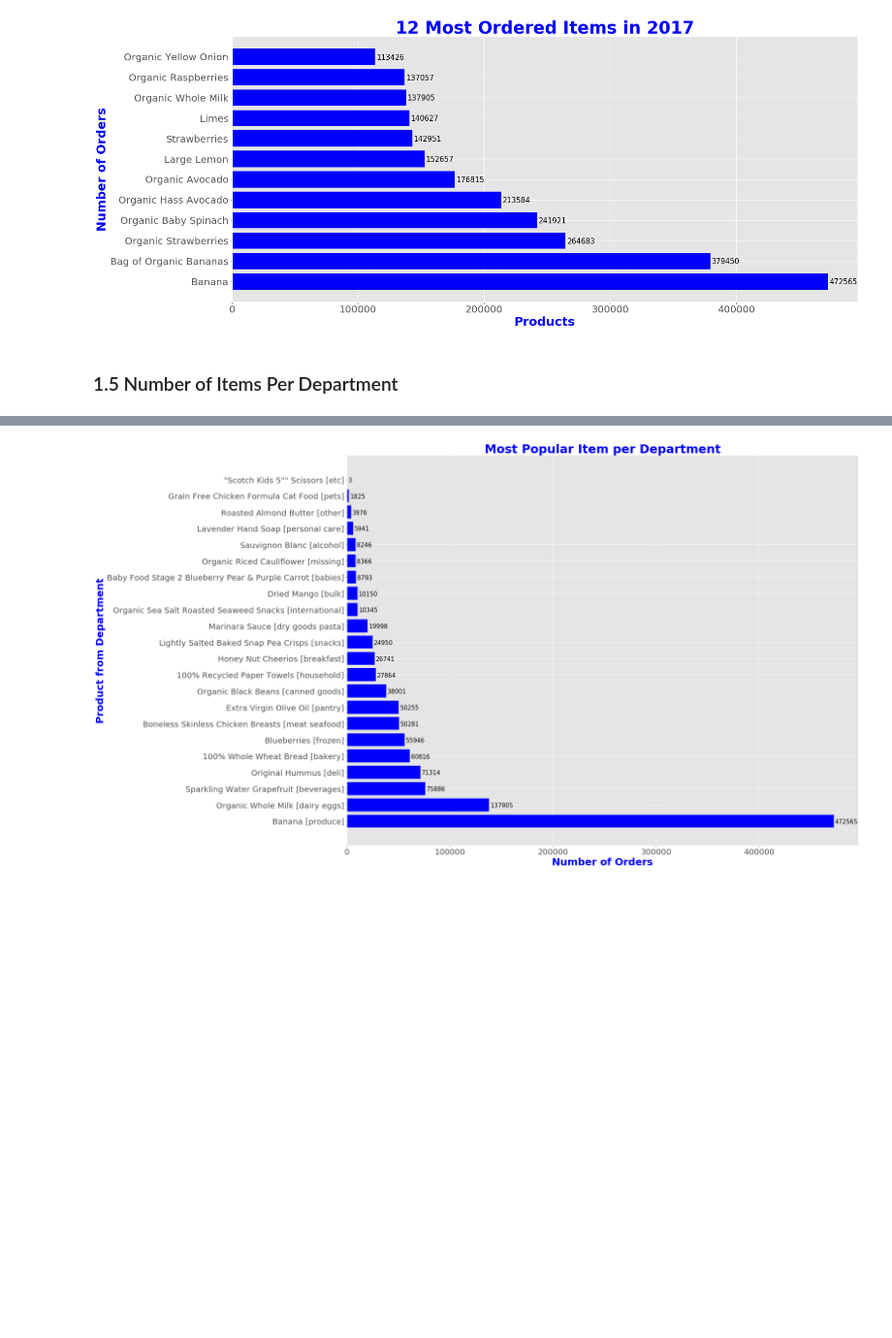
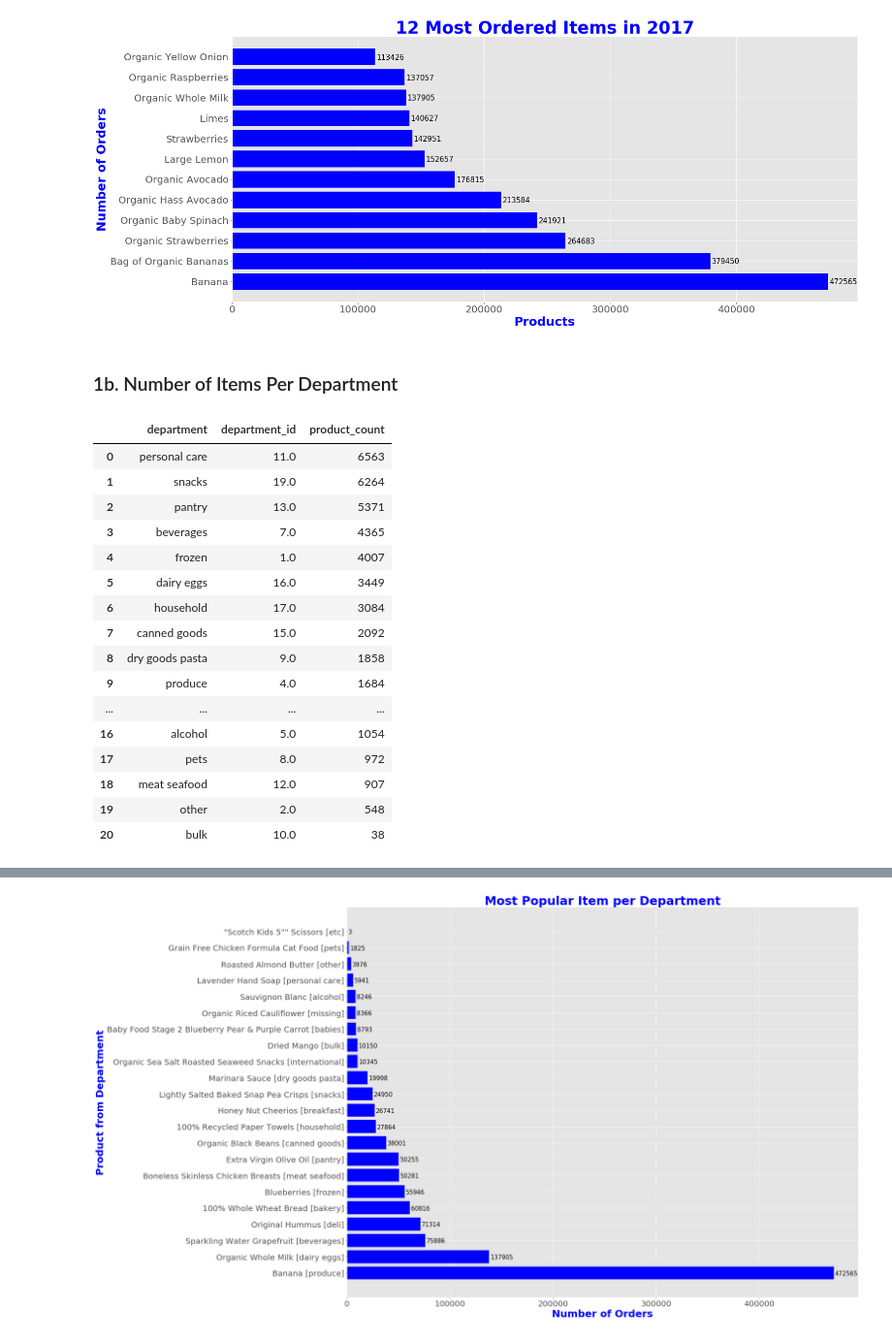
Before and after one commit to WinrichSy/Capstone_Instagram, a Jupyter notebook: Capstone 1 Instacart.ipynb, the cells around one changed output, grey strips where cells are left out. Shown at 97% size. Drawn from its saved outputs; the diff is of its cells as text; code cells hidden in the pictures; blank space fills up the shorter version.

```diff
--- a/Capstone 1 Instacart.ipynb
+++ b/Capstone 1 Instacart.ipynb
@@ -310,4 +310,37 @@ plt.show()
 # %% [output]
 [figure]
 # %% [markdown]
-### 1.5 Number of Items Per Department
+### 1b. Number of Items Per Department
+# %%
+#1b.1 Querying number of items based on department id
+query = '''SELECT departments.department, departments.department_id, COUNT(products.product_id) as product_count
+            FROM products
+            LEFT JOIN departments
+            ON departments.department_id = products.department_id
+            GROUP BY departments.department, departments.department_id
+            ORDER BY product_count DESC'''
+
+products_per_dept_df = spark.sql(query).toPandas()
+# spark.sql(query).show()
+
+# products_per_dept_df.drop(products_per_dept_df[products_per_dept_df['product_count'] == 1].index, inplace=True)
+products_per_dept_df.drop(products_per_dept_df[products_per_dept_df['product_count'] == 1].index, inplace=True)
+products_per_dept_df
+# %% [output]
+|  | department | department_id | product_count |
+| 0 | personal care | 11.0 | 6563 |
+| 1 | snacks | 19.0 | 6264 |
+| 2 | pantry | 13.0 | 5371 |
+| 3 | beverages | 7.0 | 4365 |
+| 4 | frozen | 1.0 | 4007 |
+| 5 | dairy eggs | 16.0 | 3449 |
+| 6 | household | 17.0 | 3084 |
+| 7 | canned goods | 15.0 | 2092 |
+| 8 | dry goods pasta | 9.0 | 1858 |
+| 9 | produce | 4.0 | 1684 |
+| ... | ... | ... | ... |
+| 16 | alcohol | 5.0 | 1054 |
+| 17 | pets | 8.0 | 972 |
+| 18 | meat seafood | 12.0 | 907 |
+| 19 | other | 2.0 | 548 |
+| 20 | bulk | 10.0 | 38 |
```
Also changed, not shown: parts of 10 cells of this notebook.
